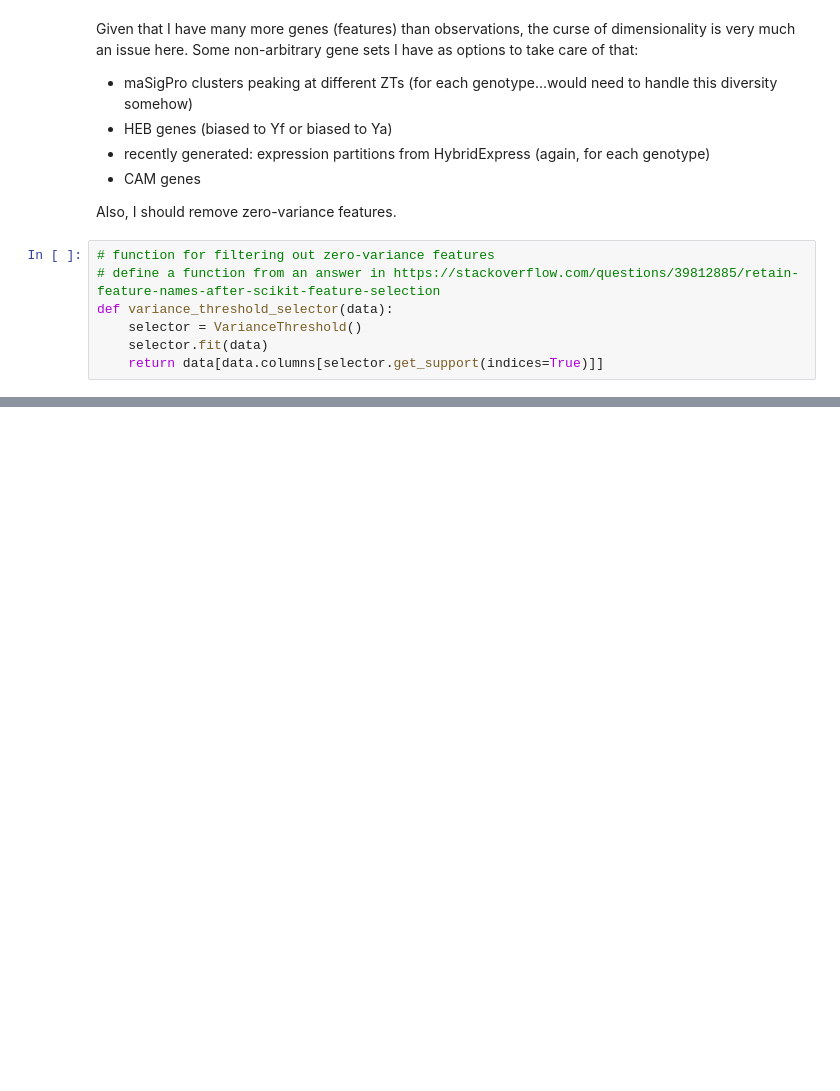
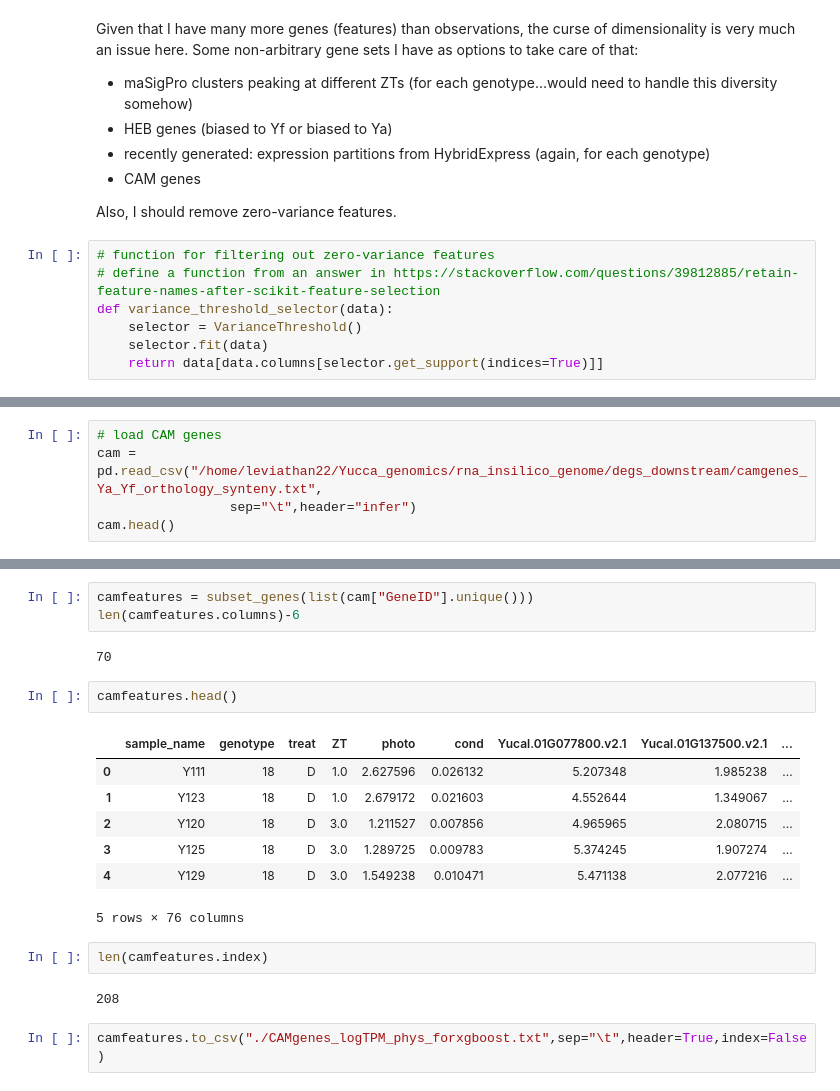
Before and after one commit to achpardo/yucca-genomics, a Jupyter notebook: machine_learning/xgboost_feature_filtering.ipynb, the cells around one changed output, grey strips where cells are left out. Cells and saved outputs as stored; diff of their text form; blank space fills up the shorter version.

```diff
--- a/machine_learning/xgboost_feature_filtering.ipynb
+++ b/machine_learning/xgboost_feature_filtering.ipynb
@@ -47,0 +120,5 @@ def variance_threshold_selector(data):
+# %%
+# load CAM genes
+cam = pd.read_csv("/home/leviathan22/Yucca_genomics/rna_insilico_genome/degs_downstream/camgenes_Ya_Yf_orthology_synteny.txt",
+                 sep="\t",header="infer")
+cam.head()
@@ -47,0 +132,21 @@ def variance_threshold_selector(data):
+# %%
+camfeatures = subset_genes(list(cam["GeneID"].unique()))
+len(camfeatures.columns)-6
+# %% [output]
+70
+# %%
+camfeatures.head()
+# %% [output]
+|  | sample_name | genotype | treat | ZT | photo | cond | Yucal.01G077800.v2.1 | Yucal.01G137500.v2.1 | ... |
+| 0 | Y111 | 18 | D | 1.0 | 2.627596 | 0.026132 | 5.207348 | 1.985238 | ... |
+| 1 | Y123 | 18 | D | 1.0 | 2.679172 | 0.021603 | 4.552644 | 1.349067 | ... |
+| 2 | Y120 | 18 | D | 3.0 | 1.211527 | 0.007856 | 4.965965 | 2.080715 | ... |
+| 3 | Y125 | 18 | D | 3.0 | 1.289725 | 0.009783 | 5.374245 | 1.907274 | ... |
+| 4 | Y129 | 18 | D | 3.0 | 1.549238 | 0.010471 | 5.471138 | 2.077216 | ... |
+5 rows × 76 columns
+# %%
+len(camfeatures.index)
+# %% [output]
+208
+# %%
+camfeatures.to_csv("./CAMgenes_logTPM_phys_forxgboost.txt",sep="\t",header=True,index=False)
```
Also changed, not shown: parts of 13 cells of this notebook, 15 other files.
